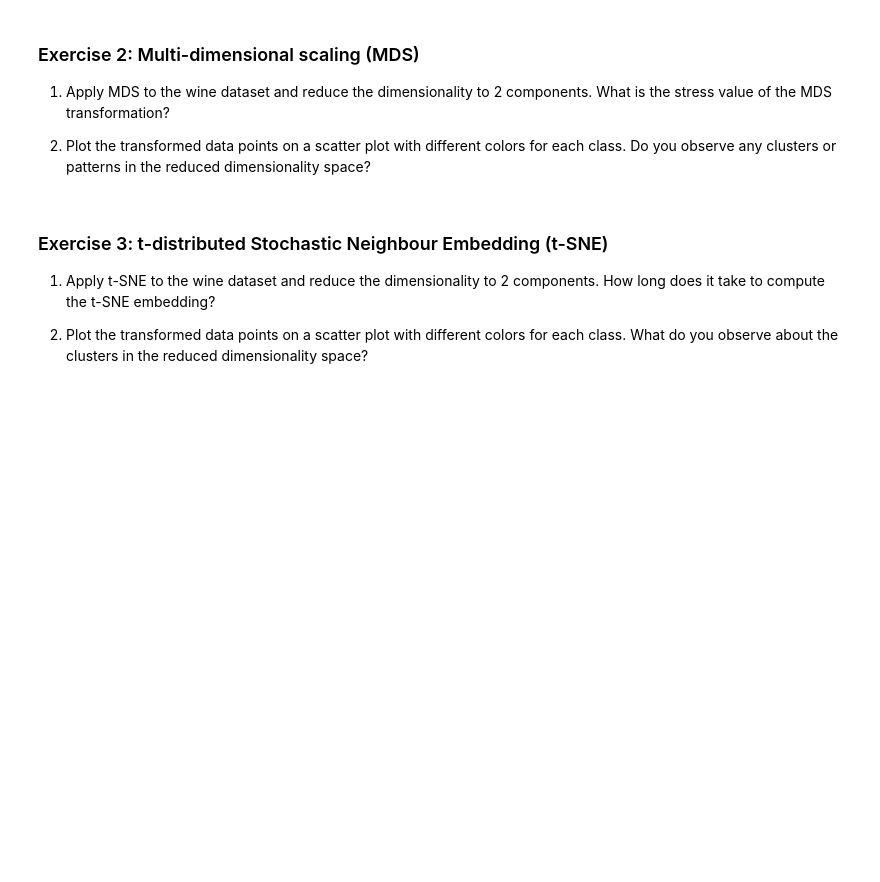
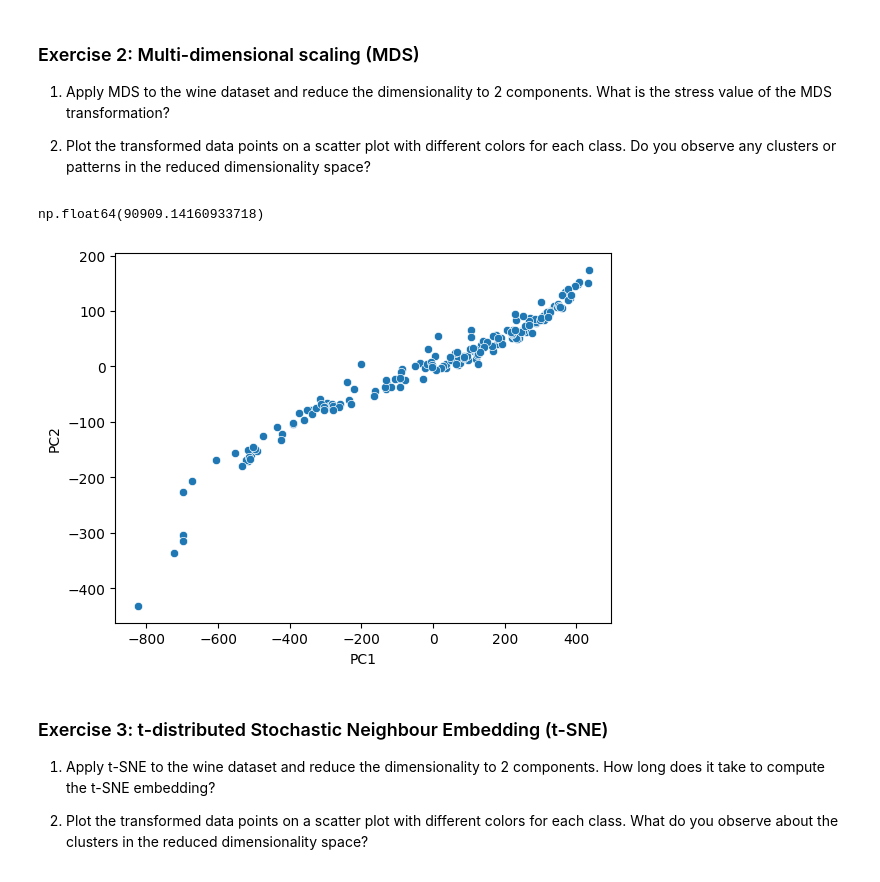
Before and after one commit to silasjimmy/ALX-Machine-Learning-Code-Challenges, a Jupyter notebook: unsupervised-learning/week-1/Advanced_dimensionality_reduction_techniques_exercise.ipynb, the cells around one changed output. Cells and saved outputs as stored; diff of their text form; code cells hidden in the pictures; blank space fills up the shorter version.

```diff
--- a/unsupervised-learning/week-1/Advanced_dimensionality_reduction_techniques_exercise.ipynb
+++ b/unsupervised-learning/week-1/Advanced_dimensionality_reduction_techniques_exercise.ipynb
@@ -33,6 +58,24 @@ from sklearn.datasets import load_wine
 2. Plot the transformed data points on a scatter plot with different colors for each class. Do you observe any clusters or patterns in the reduced dimensionality space?
 # %%
 # insert code here
+
+from sklearn.manifold import MDS
+
+clf = MDS(n_components=2, random_state=42)
+
+X_mds = clf.fit_transform(X)
+
+clf.stress_
+# %% [output]
+np.float64(90909.14160933718)
+# %%
+ax = sns.scatterplot(x=X_mds[:,0], y=X_mds[:,1],
+                     sizes=(10, 200))
+plt.xlabel("PC1")
+plt.ylabel("PC2")
+plt.show()
+# %% [output]
+[figure, added]
 # %% [markdown]
 ### Exercise 3: t-distributed Stochastic Neighbour Embedding (t-SNE)
 
```
Also changed, not shown: parts of 6 cells of this notebook.
